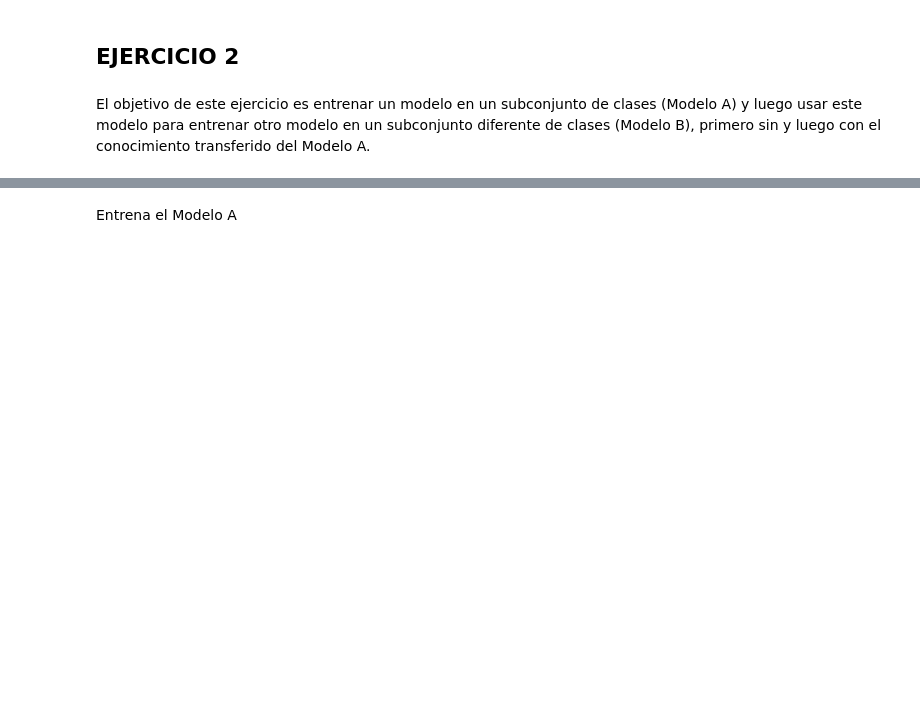
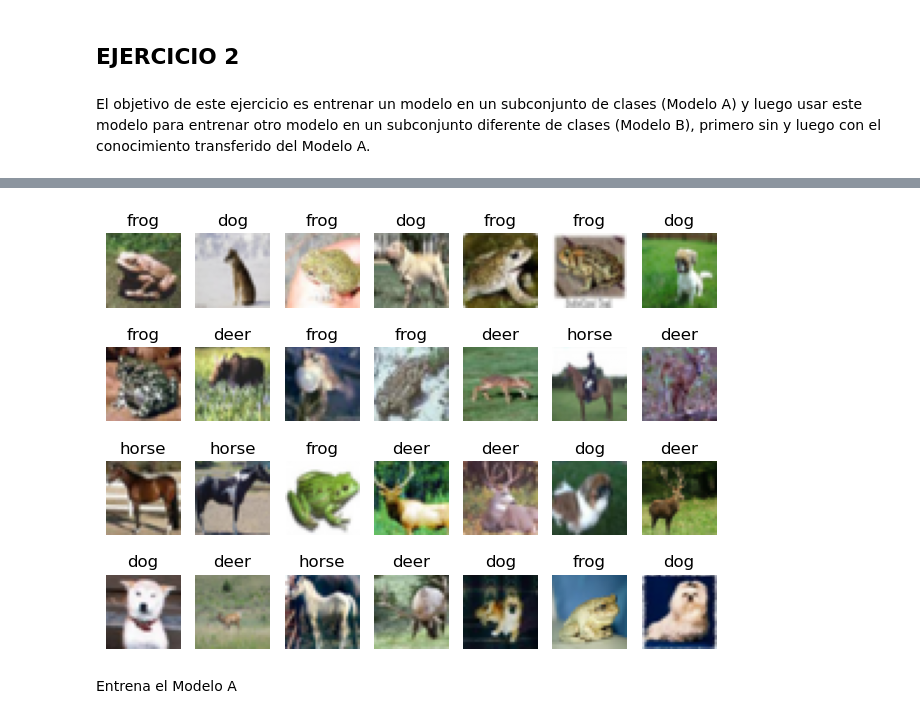
Before and after one commit to xabierguerrero/IABD_2425, a Jupyter notebook: Python_Ejers/SAPA/Deep_Learning/Ejercicios/4_7Ejercicios.ipynb, the cells around one changed output, grey strips where cells are left out. Cells and saved outputs as stored; diff of their text form; code cells hidden in the pictures; blank space fills up the shorter version.

```diff
--- a/Python_Ejers/SAPA/Deep_Learning/Ejercicios/4_7Ejercicios.ipynb
+++ b/Python_Ejers/SAPA/Deep_Learning/Ejercicios/4_7Ejercicios.ipynb
@@ -230,2 +320,17 @@ Divide los datos en conjuntos de entrenamiento, pruebas y validación para el mo
+# %%
+i=0
+for x in x_train_B:
+    plt.subplot(4,7,i+1)
+    plt.title(dicc[int(y_train_B[i])])
+    plt.imshow(x)
+    plt.axis('off')
+
+    if i == 27:
+        break
+    i+=1
+plt.tight_layout()
+plt.show()
+# %% [output]
+[figure, added]
 # %% [markdown]
 Entrena el Modelo A
```
Also changed, not shown: parts of 32 cells of this notebook, 52 other files.
